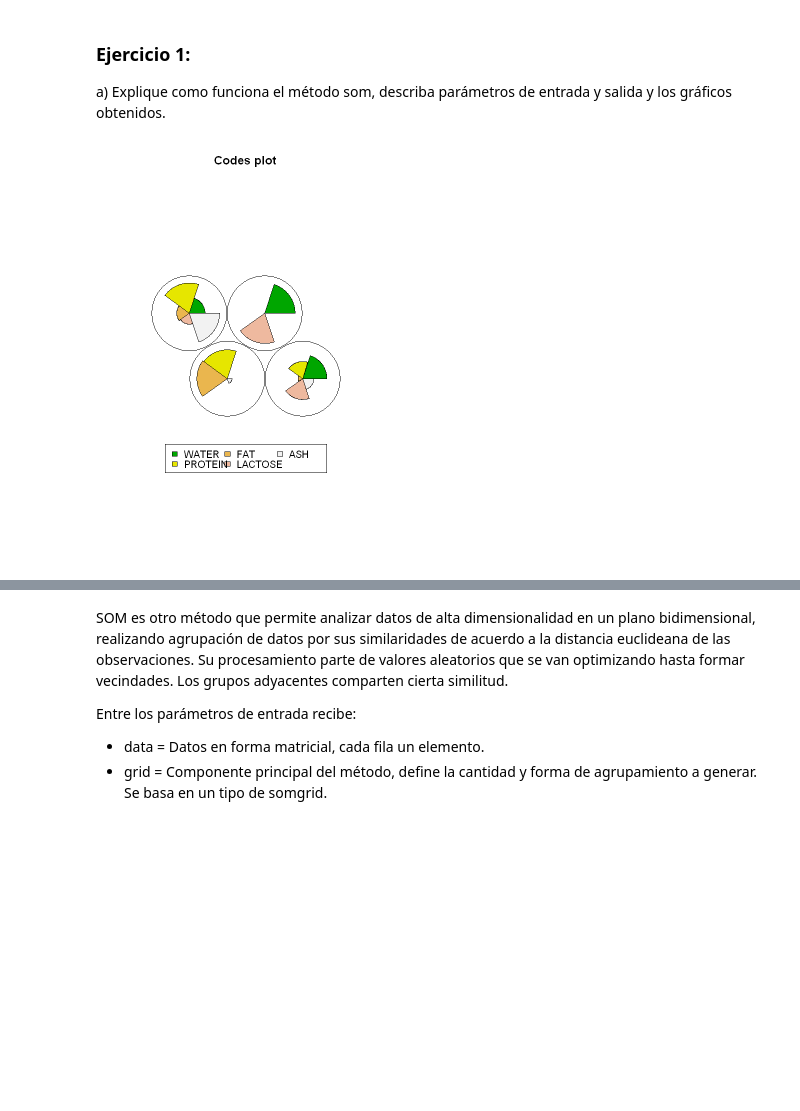
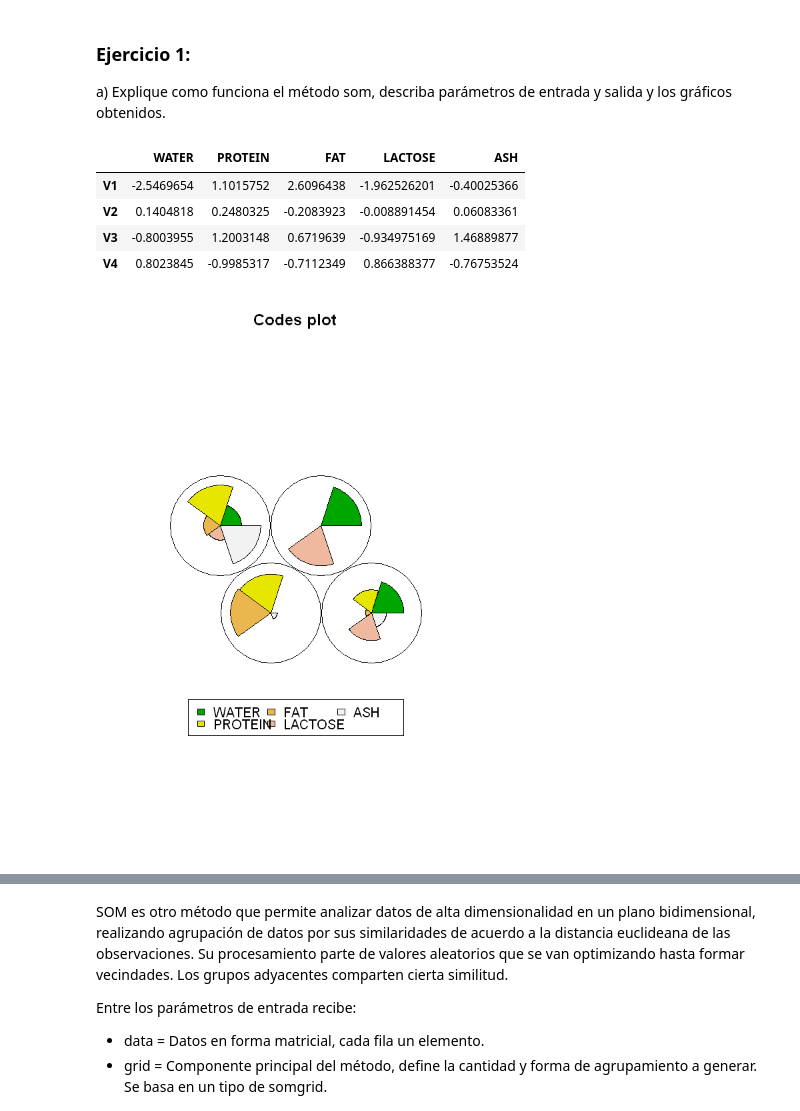
Before and after one commit to ReinaldoBustamante/Analisis-de-datos, a Jupyter notebook: Kohonen/Clustering_Notebook3.ipynb, the cells around one changed output, grey strips where cells are left out. Drawn from its saved outputs; the diff is of its cells as text; code cells hidden in the pictures; blank space fills up the shorter version.

```diff
--- a/Kohonen/Clustering_Notebook3.ipynb
+++ b/Kohonen/Clustering_Notebook3.ipynb
@@ -34,21 +33,27 @@ a) Explique como funciona el método som, describa parámetros de entrada y sali
 # %%
 #create SOM grid
 set.seed(1)
 
-sommap <- supersom(scale(datos), grid = somgrid(2, 2, "hexagonal"))
+sommap <- som(scale(datos), grid = somgrid(2, 2, "hexagonal"))
 plot(sommap)
+sommap$codes
 
 colors <- function(n, alpha = 1) {
     rev(heat.colors(n, alpha))
 }
 
 plot(sommap, type = "counts", palette.name = colors, heatkey = TRUE)
 
 plot(sommap, type = "mapping", pchs = 20, main = "Mapping Type SOM")
 
 plot(sommap, type = "dist.neighbours", palette.name = terrain.colors)
 # %% [output]
+|  | WATER | PROTEIN | FAT | LACTOSE | ASH |
+| V1 | -2.5469654 | 1.1015752 | 2.6096438 | -1.962526201 | -0.40025366 |
+| V2 | 0.1404818 | 0.2480325 | -0.2083923 | -0.008891454 | 0.06083361 |
+| V3 | -0.8003955 | 1.2003148 | 0.6719639 | -0.934975169 | 1.46889877 |
+| V4 | 0.8023845 | -0.9985317 | -0.7112349 | 0.866388377 | -0.76753524 |
-[figure, old version]
+[figure, new version]
 [figure]
 [figure]
 [figure]
```
Also changed, not shown: parts of 24 cells of this notebook.
